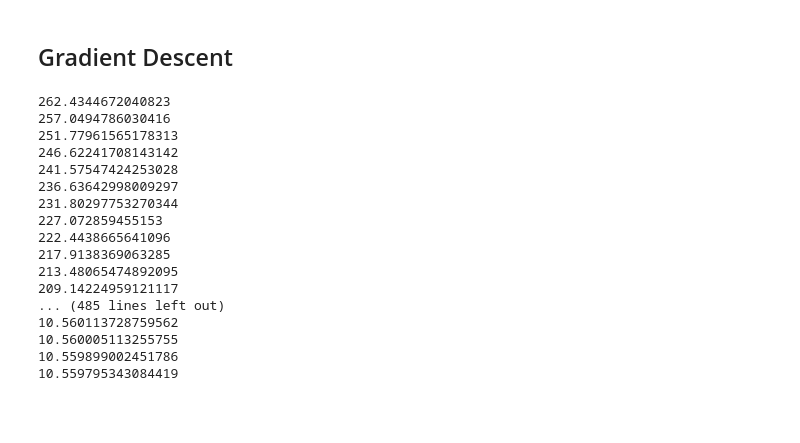
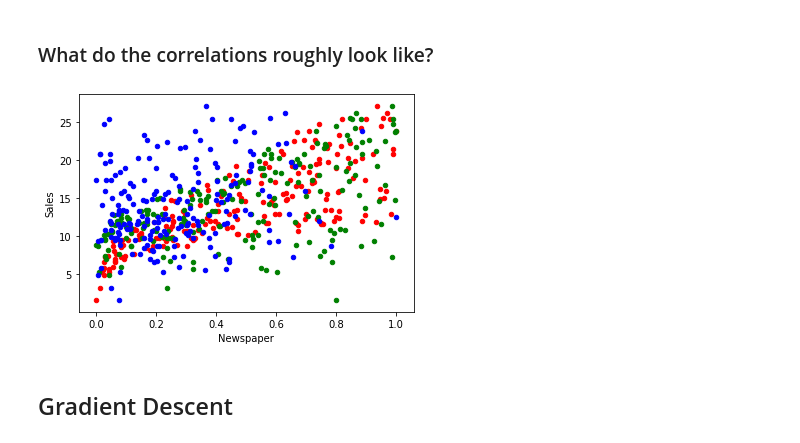
Before and after one commit to alexytsu/UNSW, a Jupyter notebook: COMP9417/assignments/ass1/hw1.ipynb, the cells around one changed output. Cells and saved outputs as stored; diff of their text form; code cells hidden in the pictures; blank space fills up the shorter version.

```diff
--- a/COMP9417/assignments/ass1/hw1.ipynb
+++ b/COMP9417/assignments/ass1/hw1.ipynb
@@ -23,0 +99,10 @@ test_set = normalised[190:200]
+# %%
+# normalise the data
+normalised = df[['TV', 'Radio', 'Newspaper']].apply(normalise)
+
+normalised_tv = pd.concat([df['Sales'], normalised['TV']], axis = 1, keys=['Sales', 'Data'])
+normalised_radio = pd.concat([df['Sales'], normalised['Radio']], axis = 1, keys=['Sales', 'Data'])
+normalised_newspaper = pd.concat([df['Sales'], normalised['Newspaper']], axis = 1, keys=['Sales', 'Data'])
+
+normalised_all = pd.concat([normalised, df['Sales']], axis=1)
+print(normalised_all)
@@ -24,3 +124,11 @@ test_set = normalised[190:200]
+# %% [markdown]
+### What do the correlations roughly look like?
+# %%
+ax = normalised_all.plot(kind='scatter', x='TV', y='Sales', color='r')
+ax = normalised_all.plot(kind='scatter', x='Radio', y='Sales', color='g', ax=ax)
+ax = normalised_all.plot(kind='scatter', x='Newspaper', y='Sales', color='b', ax=ax)
+# %% [output]
+[figure, added]
 # %% [markdown]
 ## Gradient Descent
 # %%
@@ -67,25 +204,0 @@ class Fit:
-# %%
-gradient_descent = Fit(training_set, test_set)
-print(gradient_descent.total_loss('TV'))
-losses = []
-for x in range(500):
-    gradient_descent.update('TV')
-    losses.append(gradient_descent.total_loss('TV')))
-# %% [output]
-262.4344672040823
-257.0494786030416
-251.77961565178313
-246.62241708143142
-241.57547424253028
-236.63642998009297
-231.80297753270344
-227.072859455153
-222.4438665641096
-217.9138369063285
-213.48065474892095
-209.14224959121117
-... (485 lines left out)
-10.560113728759562
-10.560005113255755
-10.559899002451786
-10.559795343084419
```
Also changed, not shown: parts of 19 cells of this notebook.
